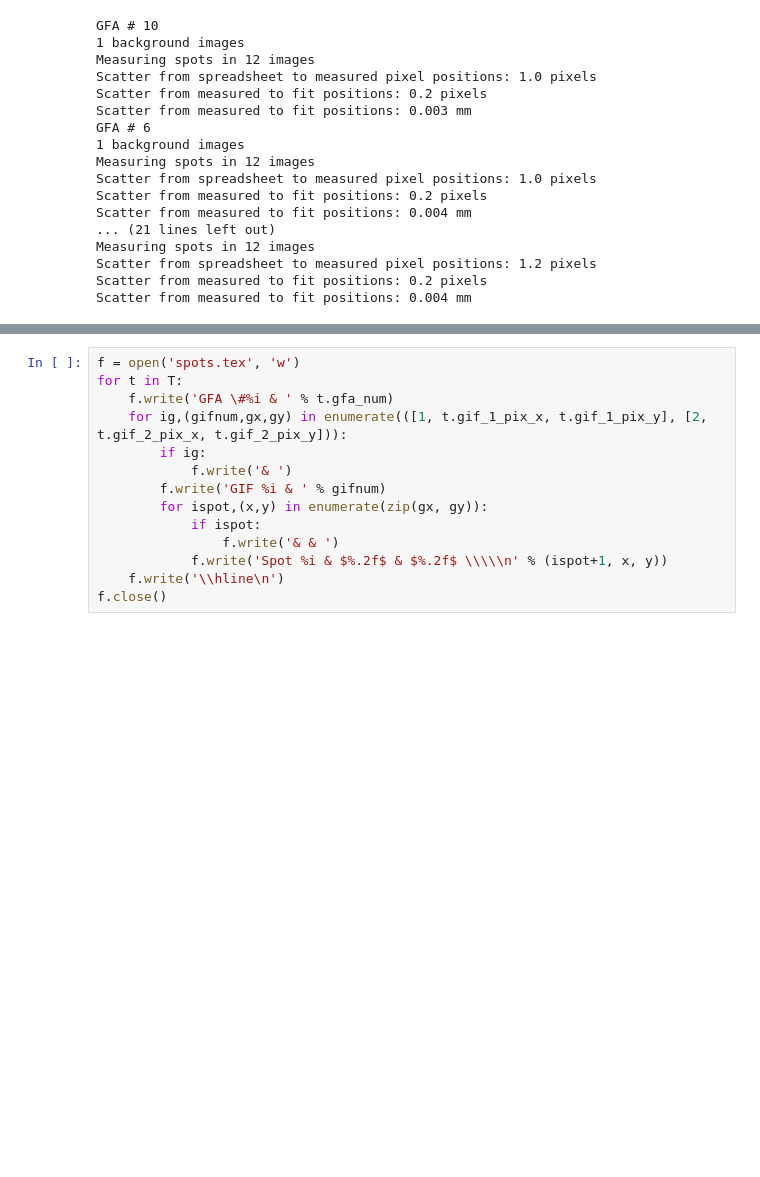
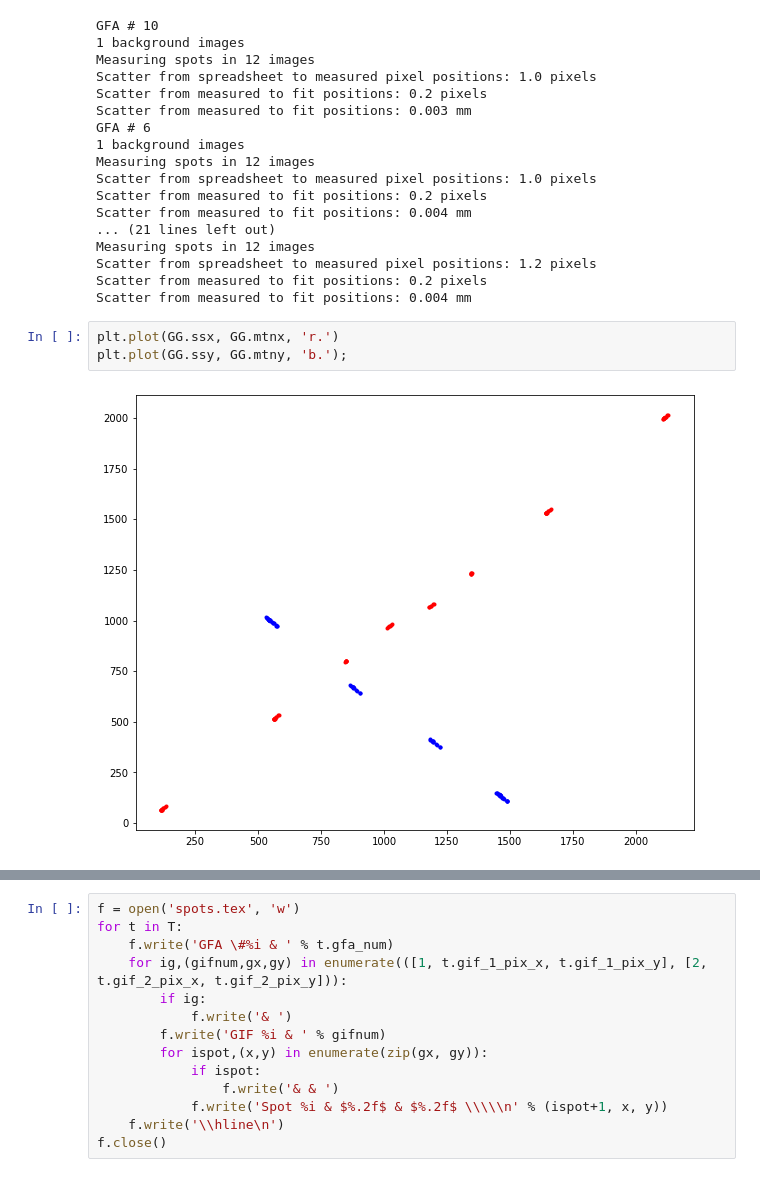
Before and after one commit to dstndstn/desi-commish, a Jupyter notebook: gfa-metrology.ipynb, the cells around one changed output, grey strips where cells are left out. Drawn from its saved outputs; the diff is of its cells as text; blank space fills up the shorter version.

```diff
--- a/gfa-metrology.ipynb
+++ b/gfa-metrology.ipynb
@@ -315,6 +315,11 @@ Measuring spots in 12 images
 Scatter from spreadsheet to measured pixel positions: 1.2 pixels
 Scatter from measured to fit positions: 0.2 pixels
 Scatter from measured to fit positions: 0.004 mm
+# %%
+plt.plot(GG.ssx, GG.mtnx, 'r.')
+plt.plot(GG.ssy, GG.mtny, 'b.');
+# %% [output]
+[figure, added]
 # %%
 gfa_num = 4
 G = GG[GG.gfa_num == gfa_num]
```
Also changed, not shown: parts of 2 cells of this notebook, 8 other files.
